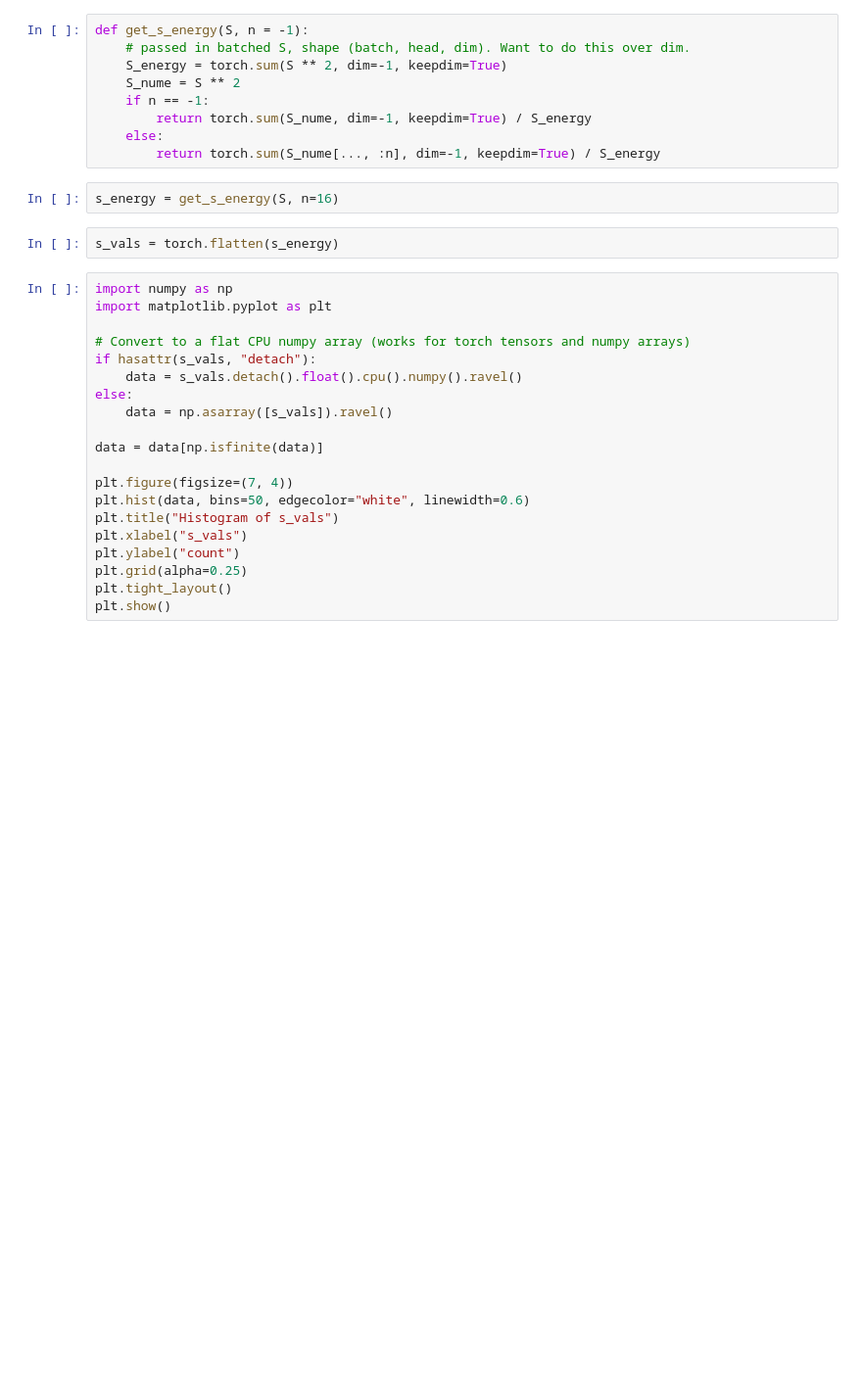
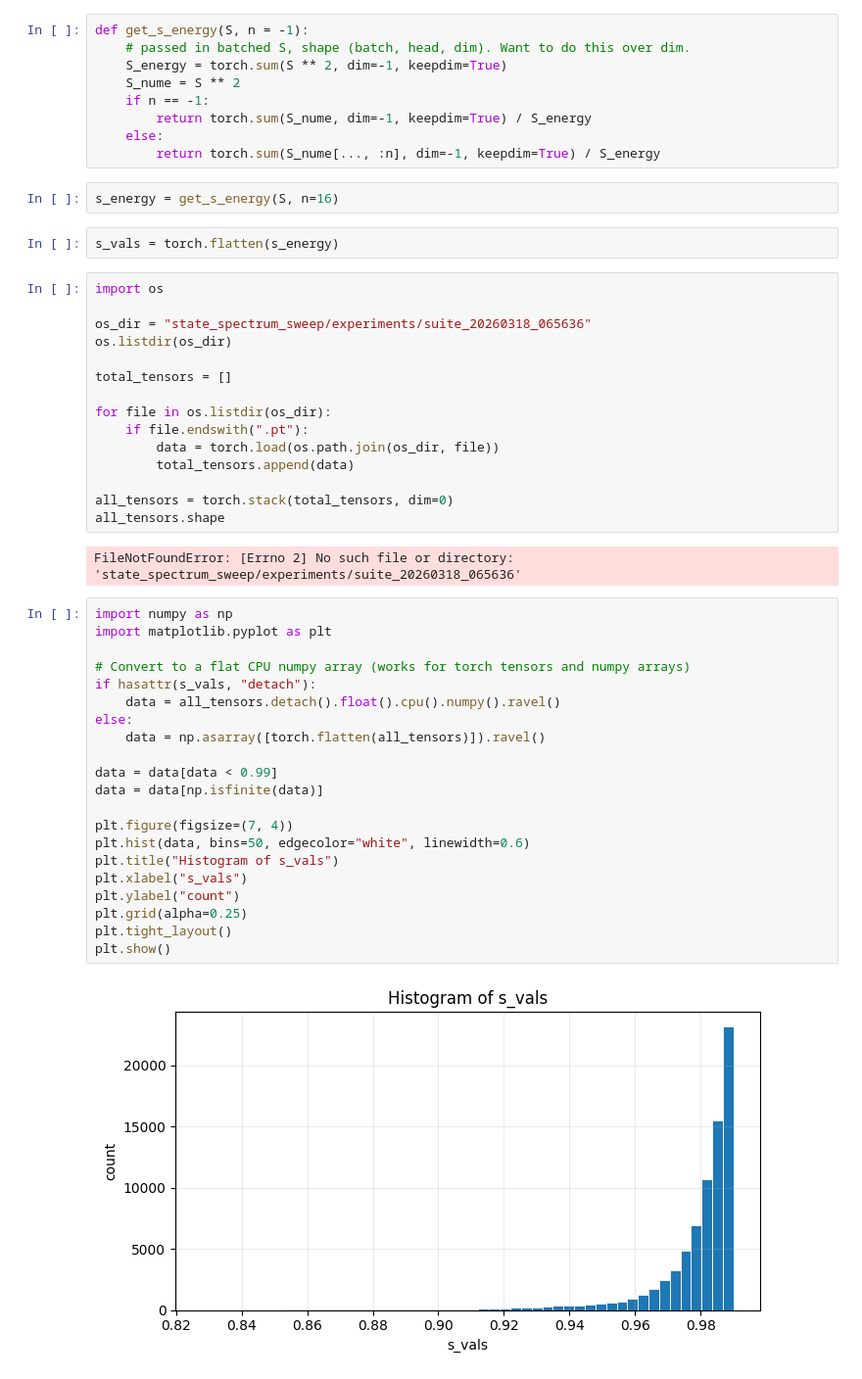
Before and after one commit to Teddygat0r/sssm-states, a Jupyter notebook: notebook.ipynb, the cells around one changed output. Shown at 98% size. Drawn from its saved outputs; the diff is of its cells as text; blank space fills up the shorter version.

```diff
--- a/notebook.ipynb
+++ b/notebook.ipynb
@@ -80,23 +112,43 @@ def get_s_energy(S, n = -1):
 s_energy = get_s_energy(S, n=16)
 # %%
 s_vals = torch.flatten(s_energy)
-# %%
-import numpy as np
-import matplotlib.pyplot as plt
-
-# Convert to a flat CPU numpy array (works for torch tensors and numpy arrays)
-if hasattr(s_vals, "detach"):
-    data = s_vals.detach().float().cpu().numpy().ravel()
-else:
-    data = np.asarray([s_vals]).ravel()
-
-data = data[np.isfinite(data)]
-
-plt.figure(figsize=(7, 4))
-plt.hist(data, bins=50, edgecolor="white", linewidth=0.6)
-plt.title("Histogram of s_vals")
-plt.xlabel("s_vals")
-plt.ylabel("count")
-plt.grid(alpha=0.25)
-plt.tight_layout()
-plt.show()
+# %%
+import os
+
+os_dir = "state_spectrum_sweep/experiments/suite_20260318_065636"
+os.listdir(os_dir)
+
+total_tensors = []
+
+for file in os.listdir(os_dir):
+    if file.endswith(".pt"):
+        data = torch.load(os.path.join(os_dir, file))
+        total_tensors.append(data)
+
+all_tensors = torch.stack(total_tensors, dim=0)
+all_tensors.shape
+# %% [output]
+FileNotFoundError: [Errno 2] No such file or directory: 'state_spectrum_sweep/experiments/suite_20260318_065636'
+# %%
+import numpy as np
+import matplotlib.pyplot as plt
+
+# Convert to a flat CPU numpy array (works for torch tensors and numpy arrays)
+if hasattr(s_vals, "detach"):
+    data = all_tensors.detach().float().cpu().numpy().ravel()
+else:
+    data = np.asarray([torch.flatten(all_tensors)]).ravel()
+
+data = data[data < 0.99]
+data = data[np.isfinite(data)]
+
+plt.figure(figsize=(7, 4))
+plt.hist(data, bins=50, edgecolor="white", linewidth=0.6)
+plt.title("Histogram of s_vals")
+plt.xlabel("s_vals")
+plt.ylabel("count")
+plt.grid(alpha=0.25)
+plt.tight_layout()
+plt.show()
+# %% [output]
+[figure, added]
```
Also changed, not shown: parts of 4 cells of this notebook, 1 other file.
